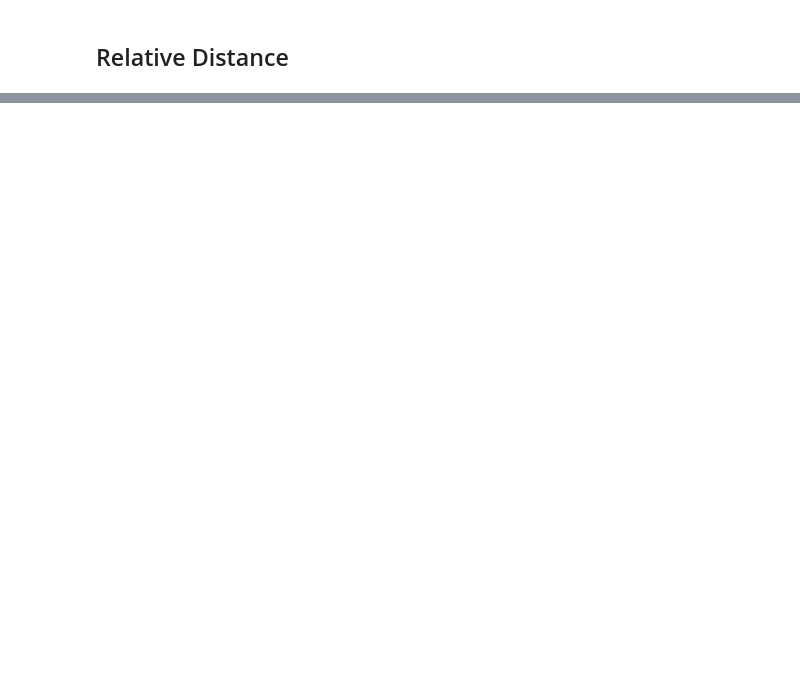
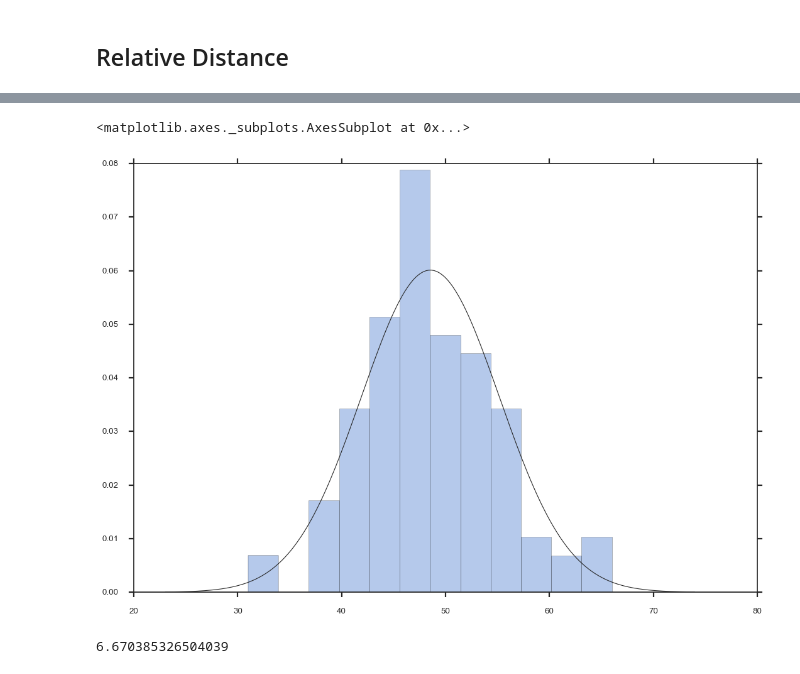
Before and after one commit to mvanzetti/thesis, a Jupyter notebook: notebooks/Null Model.ipynb, the cells around one changed output, grey strips where cells are left out. Cells and saved outputs as stored; diff of their text form; code cells hidden in the pictures; blank space fills up the shorter version.

```diff
--- a/notebooks/Null Model.ipynb
+++ b/notebooks/Null Model.ipynb
@@ -335,0 +363,15 @@ for ind, label in enumerate(g1.get_xticklabels()):
+# %%
+# create random sequence and overlap n times and compute a statistics
+def create_random_overlap_distribution(bed, bed_overlap_with, assembly, min_overlap, samples_num):
+    columns = ['sample_num', 'size']
+    tests_df = pd.DataFrame(columns=columns)
+    for i in range(0, samples_num):
+        empty_bed = BedTool()
+        random_bed = empty_bed.random(l=mean_size(bed_overlap_with), n=bed_overlap_with.count(),
+                                      genome=assembly)
+        row_array = [i, bed.intersect(random_bed, f=min_overlap).count()]
+        temp_df = pd.DataFrame([row_array], columns=columns)
+        tests_df = tests_df.append(temp_df)
+    return tests_df
+# %%
+runs_df = create_random_overlap_distribution(encode_bed, fantom_bed, 'hg19', 0.8, 100)
@@ -335,0 +388,6 @@ for ind, label in enumerate(g1.get_xticklabels()):
+# %%
+#sns.distplot(runs_df[['size']])
+sns.distplot(runs_df[['size']], kde=False, fit=stats.norm)
+# %% [output]
+<matplotlib.axes._subplots.AxesSubplot at 0x...>
+[figure, added]
@@ -335,0 +396,4 @@ for ind, label in enumerate(g1.get_xticklabels()):
+# %%
+random_std
+# %% [output]
+6.670385326504039
```
Also changed, not shown: parts of 22 cells of this notebook, 2 other files.
